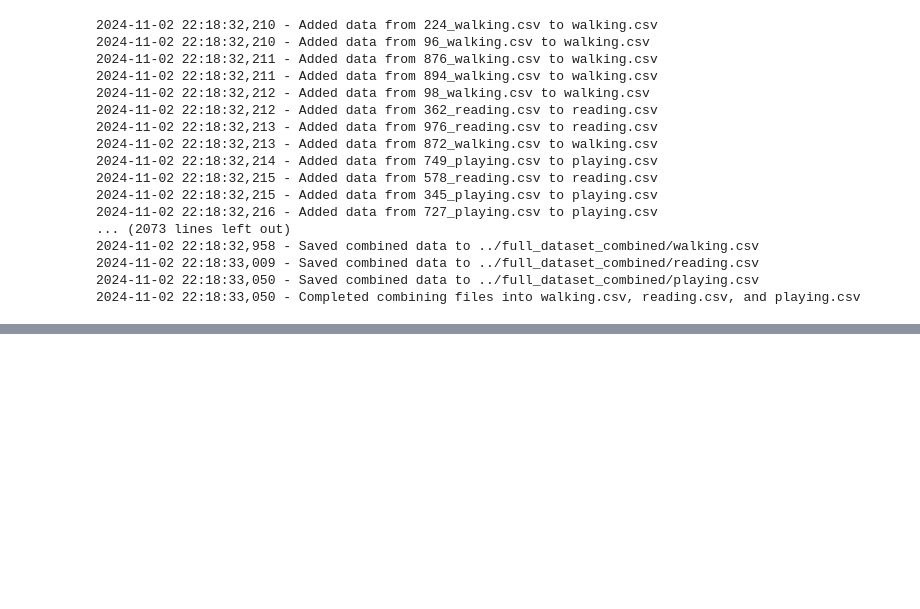
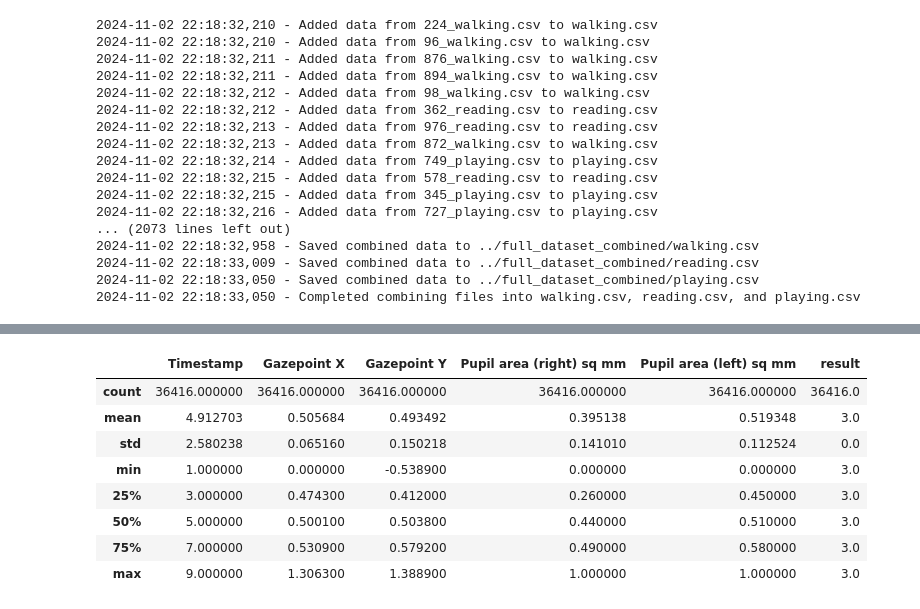
Before and after one commit to Vykp00/SeeTrue-AI, a Jupyter notebook: training/1_data_processing.ipynb, the cells around one changed output, grey strips where cells are left out. Cells and saved outputs as stored; diff of their text form; code cells hidden in the pictures; blank space fills up the shorter version.

```diff
--- a/training/data_processing.ipynb
+++ b/training/1_data_processing.ipynb
@@ -157,0 +225,12 @@ print(data_concat_result.stderr)
+# %%
+playing_data.describe()
+# %% [output]
+|  | Timestamp | Gazepoint X | Gazepoint Y | Pupil area (right) sq mm | Pupil area (left) sq mm | result |
+| count | 36416.000000 | 36416.000000 | 36416.000000 | 36416.000000 | 36416.000000 | 36416.0 |
+| mean | 4.912703 | 0.505684 | 0.493492 | 0.395138 | 0.519348 | 3.0 |
+| std | 2.580238 | 0.065160 | 0.150218 | 0.141010 | 0.112524 | 0.0 |
+| min | 1.000000 | 0.000000 | -0.538900 | 0.000000 | 0.000000 | 3.0 |
+| 25% | 3.000000 | 0.474300 | 0.412000 | 0.260000 | 0.450000 | 3.0 |
+| 50% | 5.000000 | 0.500100 | 0.503800 | 0.440000 | 0.510000 | 3.0 |
+| 75% | 7.000000 | 0.530900 | 0.579200 | 0.490000 | 0.580000 | 3.0 |
+| max | 9.000000 | 1.306300 | 1.388900 | 1.000000 | 1.000000 | 3.0 |
```
Also changed, not shown: parts of 11 cells of this notebook.
